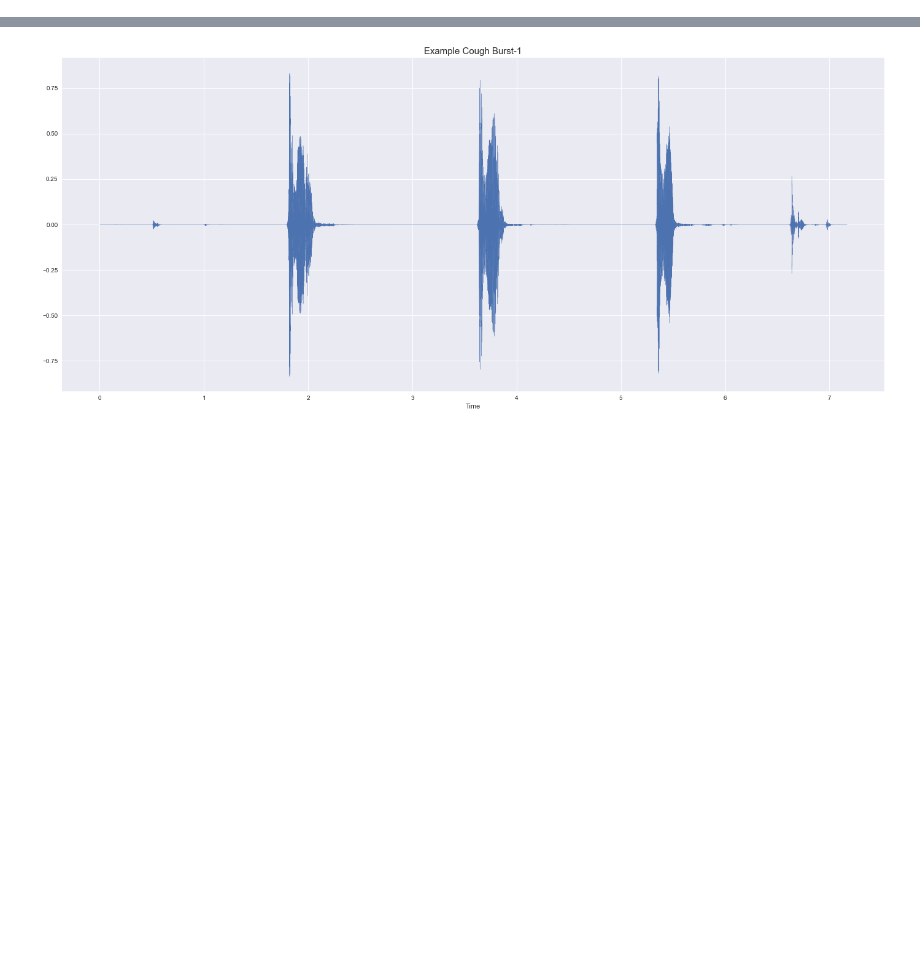
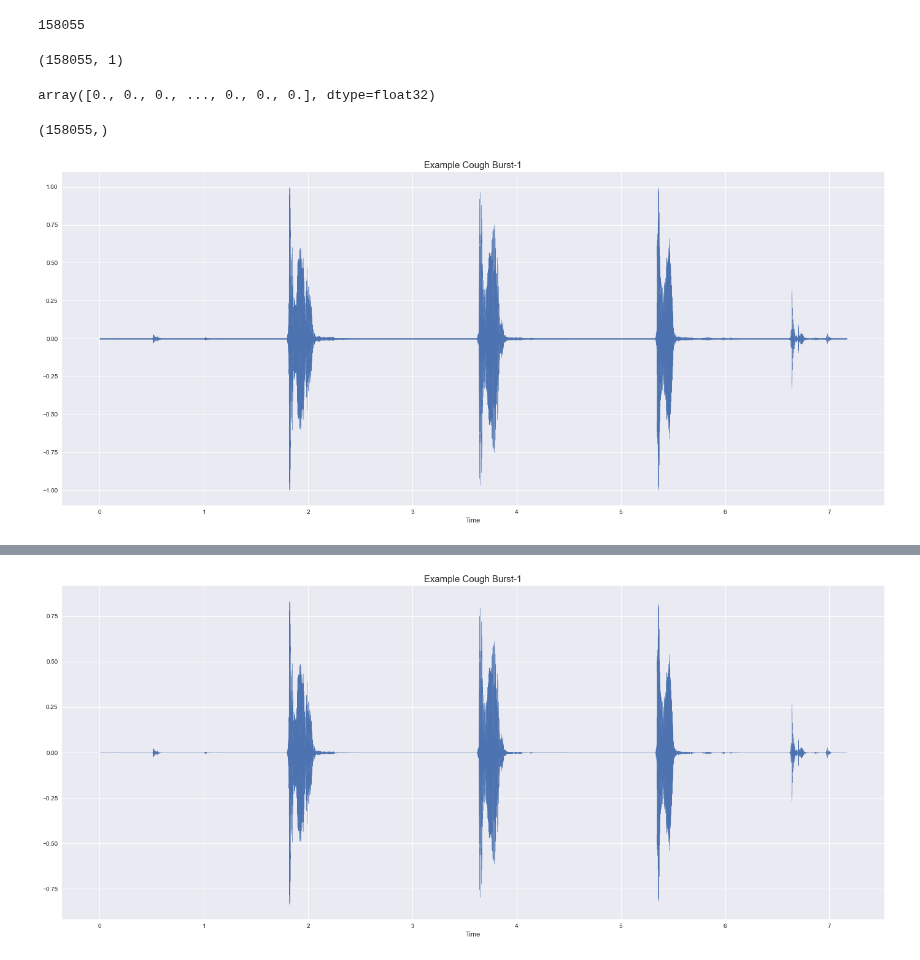
Before and after one commit to ceylanmesut/master_thesis, a Jupyter notebook: notebooks/visualize_cough_extraction.ipynb, the cells around one changed output, grey strips where cells are left out. Drawn from its saved outputs; the diff is of its cells as text; code cells hidden in the pictures; blank space fills up the shorter version.

```diff
--- a/notebooks/visualize_cough_extraction.ipynb
+++ b/notebooks/visualize_cough_extraction.ipynb
@@ -22,3 +22,38 @@ from pydub.silence import split_on_silence
 test_cough = r"..\\Coswara-Data\Test_data\cough-shallow2.wav"
 test_cough2 = r"..\\Coswara-Data\Test_data\cough-shallow1.wav"
 test_cough3 = r"..\\Coswara-Data\Test_data\cough-shallow.wav"
+# %%
+y, sr = librosa.load(test_cough, sr=22050)
+len(y)
+# %% [output]
+158055
+# %%
+
+
+y_new = np.reshape(y, newshape=(-1, 1))
+y_new.shape
+# %% [output]
+(158055, 1)
+# %%
+from sklearn.preprocessing import MinMaxScaler
+
+scaler = MinMaxScaler(feature_range=(-1,1))
+
+y_new = scaler.fit_transform(y_new)
+y
+# %% [output]
+array([0., 0., 0., ..., 0., 0., 0.], dtype=float32)
+# %%
+y_new.shape
+y_new2 = np.reshape(y_new, (len(y_new)))
+y_new2.shape
+# %% [output]
+(158055,)
+# %%
+fig, axs = plt.subplots(figsize=(24,10))
+
+img = librosa.display.waveshow(y=y_new2, sr=sr, x_axis='time', ax=axs)
+plt.title("Example Cough Burst-1", fontsize=15)
+plt.show()
+# %% [output]
+[figure, added]
```
Also changed, not shown: parts of 2 cells of this notebook, 11 other files.
